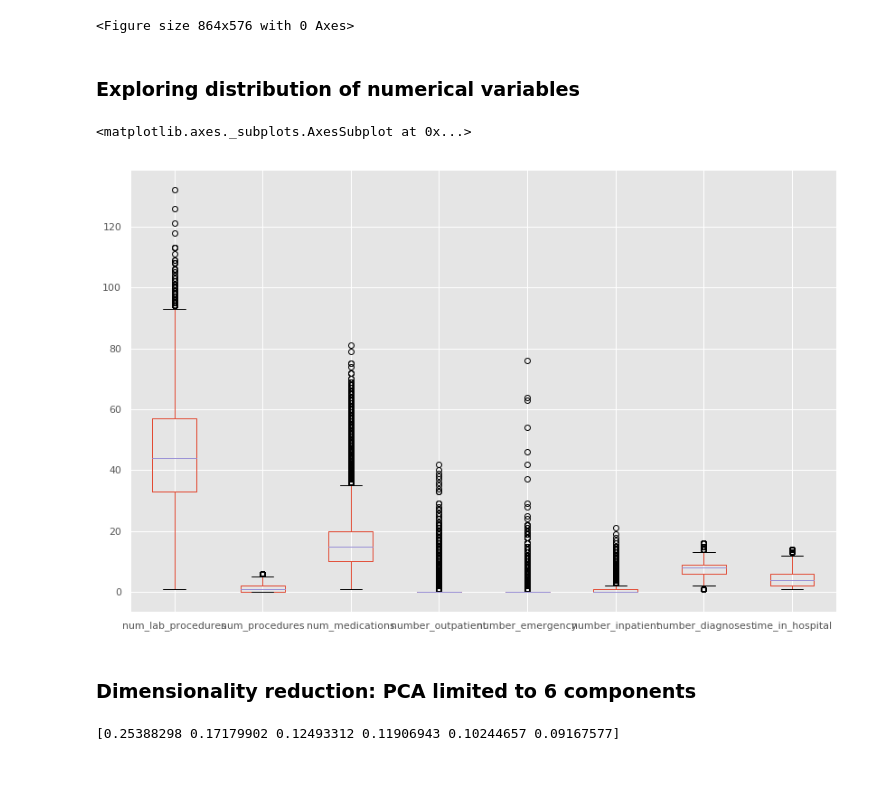
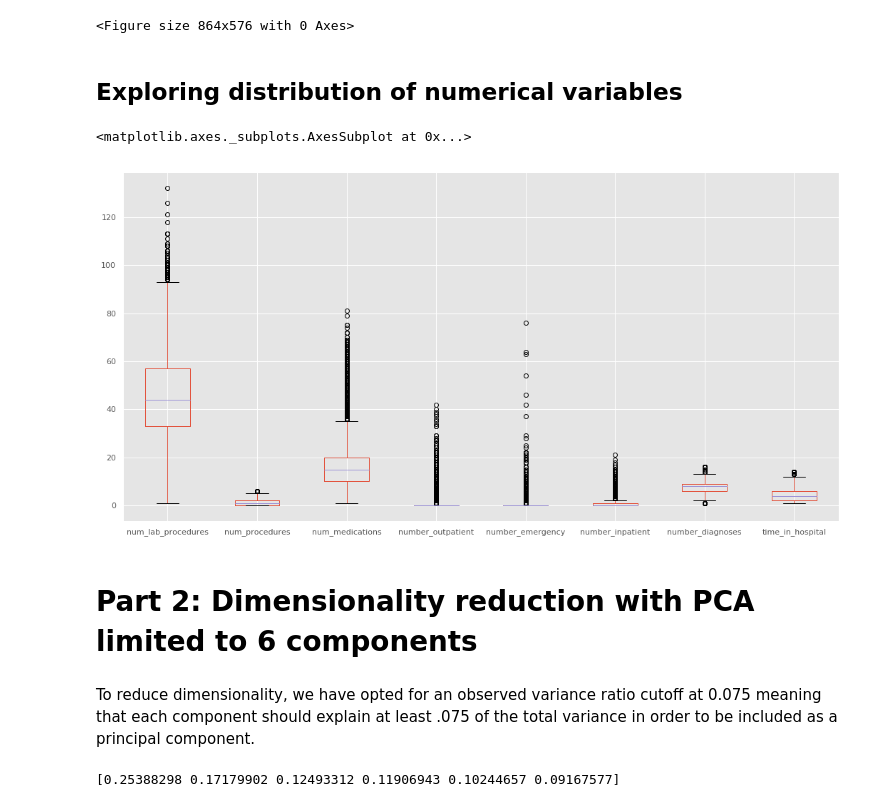
Before and after one commit to Rimab55/Hospital-Readmissions-Classifier, a Jupyter notebook: readmissions_clean.ipynb, the cells around one changed output. Cells and saved outputs as stored; diff of their text form; code cells hidden in the pictures; blank space fills up the shorter version.

```diff
--- a/readmissions_clean.ipynb
+++ b/readmissions_clean.ipynb
@@ -449,8 +475,8 @@ def make_col_diagnosis(diagnosis):
 for diag in diagnosis.T.columns.tolist():
     make_col_diagnosis(diag)
 # %%
-df1 = df1.drop(['diag1_desc','diag2_desc','diag3_desc'], axis = 1)
+df = df.drop(['diag1_desc','diag2_desc','diag3_desc'], axis = 1)
 # %%
-df1 = df1.reset_index()
-df1 = df1.drop('index', axis =1)
+df = df.reset_index()
+df = df.drop('index', axis =1)
 # %% [markdown]
@@ -484,11 +510,11 @@ plt.show()
 [figure]
 <Figure size 864x576 with 0 Axes>
 # %% [markdown]
-### Exploring distribution of numerical variables
+## Exploring distribution of numerical variables
 # %%
-df1[['num_lab_procedures', 'num_procedures',
+df[['num_lab_procedures', 'num_procedures',
        'num_medications', 'number_outpatient', 'number_emergency',
-       'number_inpatient', 'number_diagnoses','time_in_hospital']].boxplot(figsize = (14,9))
+       'number_inpatient', 'number_diagnoses','time_in_hospital']].boxplot(figsize = (18,9))
 # %% [output]
 <matplotlib.axes._subplots.AxesSubplot at 0x...>
-[figure, old version]
+[figure, new version]
@@ -495,5 +524,7 @@ df1[['num_lab_procedures', 'num_procedures',
 # %% [markdown]
-### Dimensionality reduction: PCA limited to 6 components
+# Part 2: Dimensionality reduction with PCA limited to 6 components
+# %% [markdown]
+To reduce dimensionality, we have opted for an observed variance ratio cutoff at 0.075 meaning that each component should explain at least .075 of the total variance in order to be included as a principal component.
 # %%
 X_scale = ['time_in_hospital',
  'num_lab_procedures',
```
Also changed, not shown: parts of 87 cells of this notebook.
